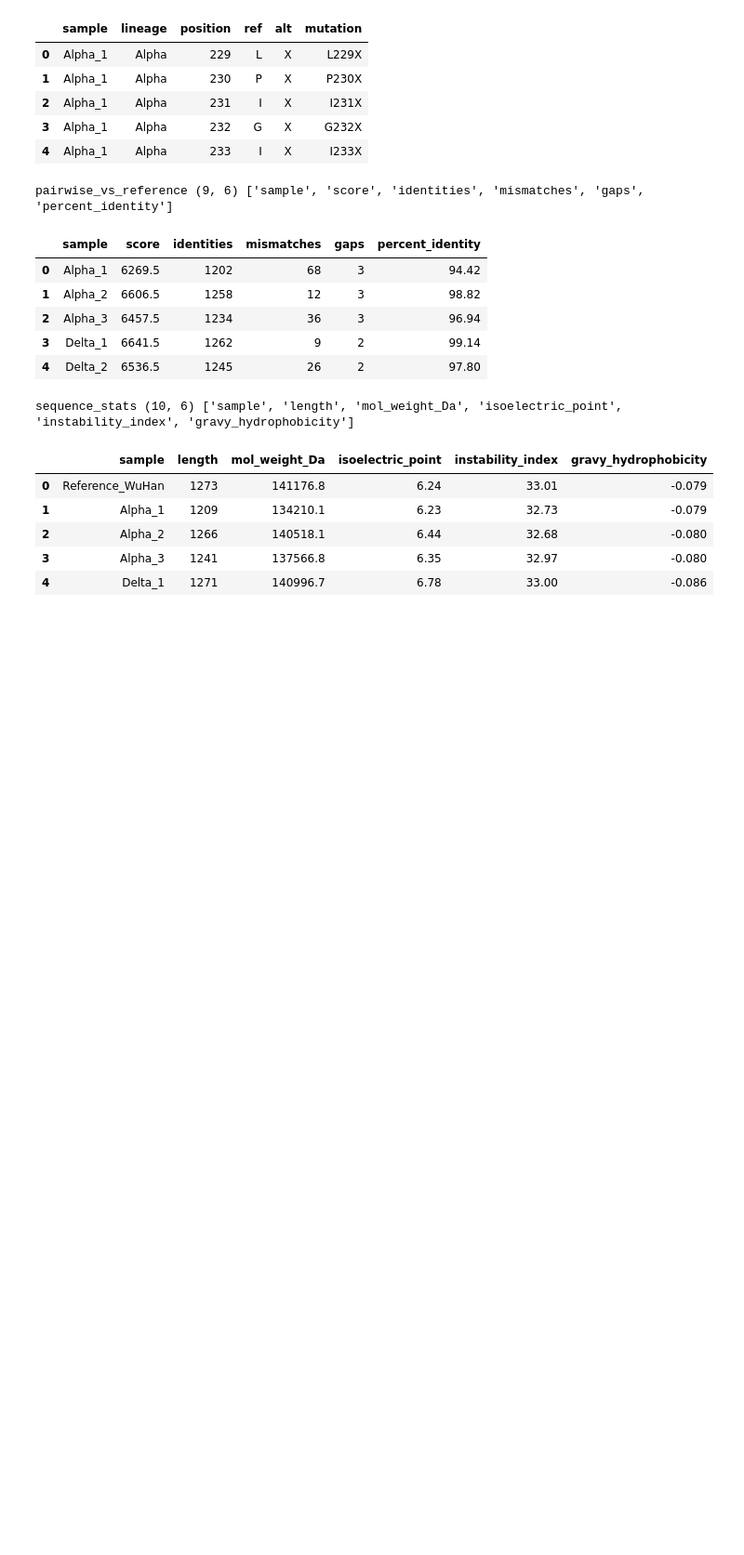
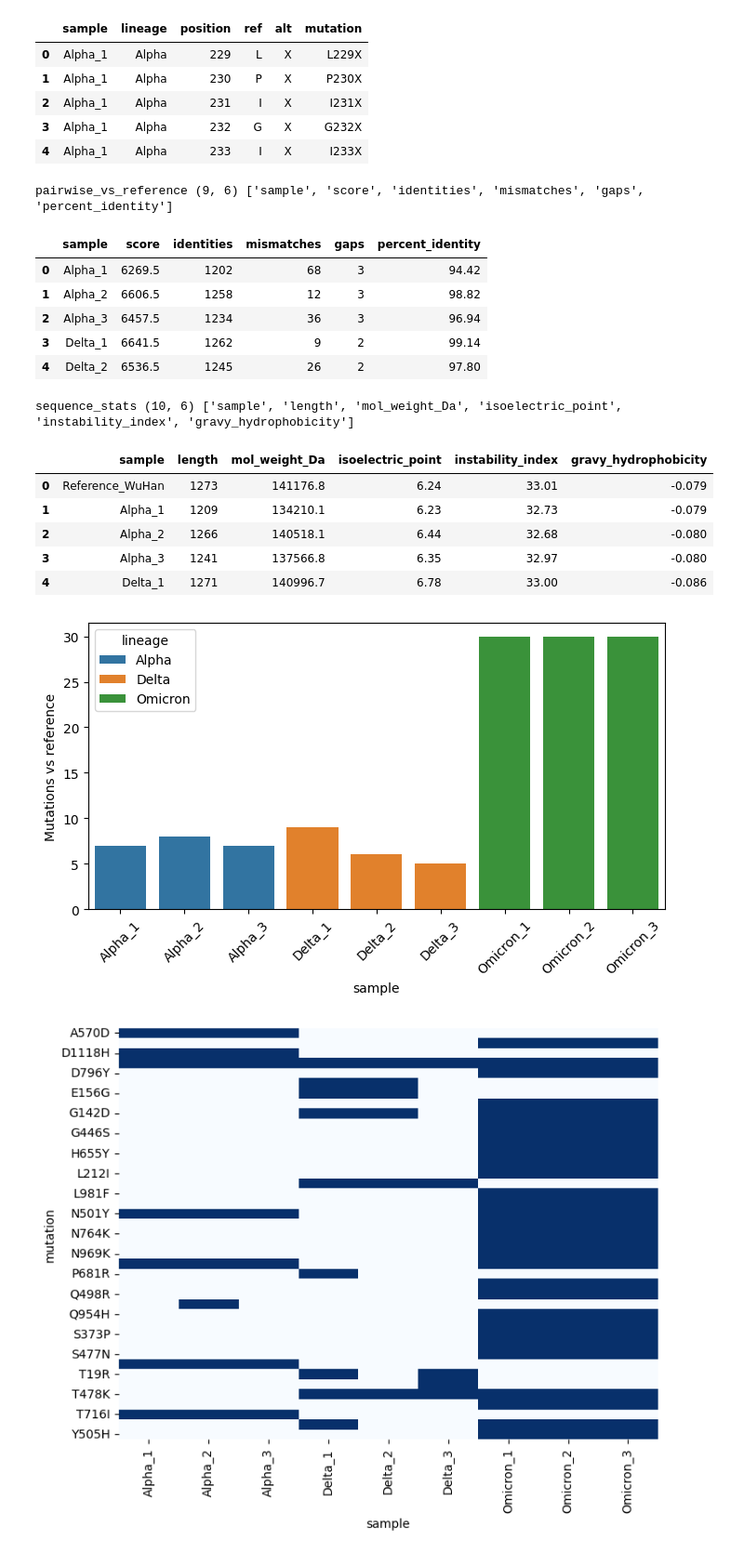
Before and after one commit to anjalie03/sars-cov-2-spike-sequence-analysis, a Jupyter notebook: spike_protein_variant_analysis.ipynb, the cells around one changed output. Shown at 93% size. Cells and saved outputs as stored; diff of their text form; code cells hidden in the pictures; blank space fills up the shorter version.

```diff
--- a/spike_protein_variant_analysis.ipynb
+++ b/spike_protein_variant_analysis.ipynb
@@ -628,3 +628,28 @@ sequence_stats (10, 6) ['sample', 'length', 'mol_weight_Da', 'isoelectric_point'
 | 2 | Alpha_2 | 1266 | 140518.1 | 6.44 | 32.68 | -0.080 |
 | 3 | Alpha_3 | 1241 | 137566.8 | 6.35 | 32.97 | -0.080 |
 | 4 | Delta_1 | 1271 | 140996.7 | 6.78 | 33.00 | -0.086 |
+# %%
+import pandas as pd, matplotlib.pyplot as plt, seaborn as sns, os
+os.makedirs("Results/Figures", exist_ok=True)
+
+mut = pd.read_csv("Results/Tables/mutations.csv")
+real = mut[mut["alt"] != "X"]
+
+# 1. mutations per sample
+counts = real.groupby(["sample", "lineage"]).size().reset_index(name="n")
+plt.figure(figsize=(8, 4))
+sns.barplot(data=counts, x="sample", y="n", hue="lineage", dodge=False)
+plt.ylabel("Mutations vs reference")
+plt.xticks(rotation=45)
+plt.savefig("Results/Figures/mutation_counts.png", dpi=300, bbox_inches="tight")
+plt.show()
+
+# 2. heatmap: mutation x sample
+mat = real.assign(v=1).pivot_table(index="mutation", columns="sample", values="v", fill_value=0)
+plt.figure(figsize=(8, max(4, len(mat) * 0.15)))
+sns.heatmap(mat, cmap="Blues", cbar=False)
+plt.savefig("Results/Figures/mutation_heatmap.png", dpi=300, bbox_inches="tight")
+plt.show()
+# %% [output]
+[figure, added]
+[figure, added]
```
